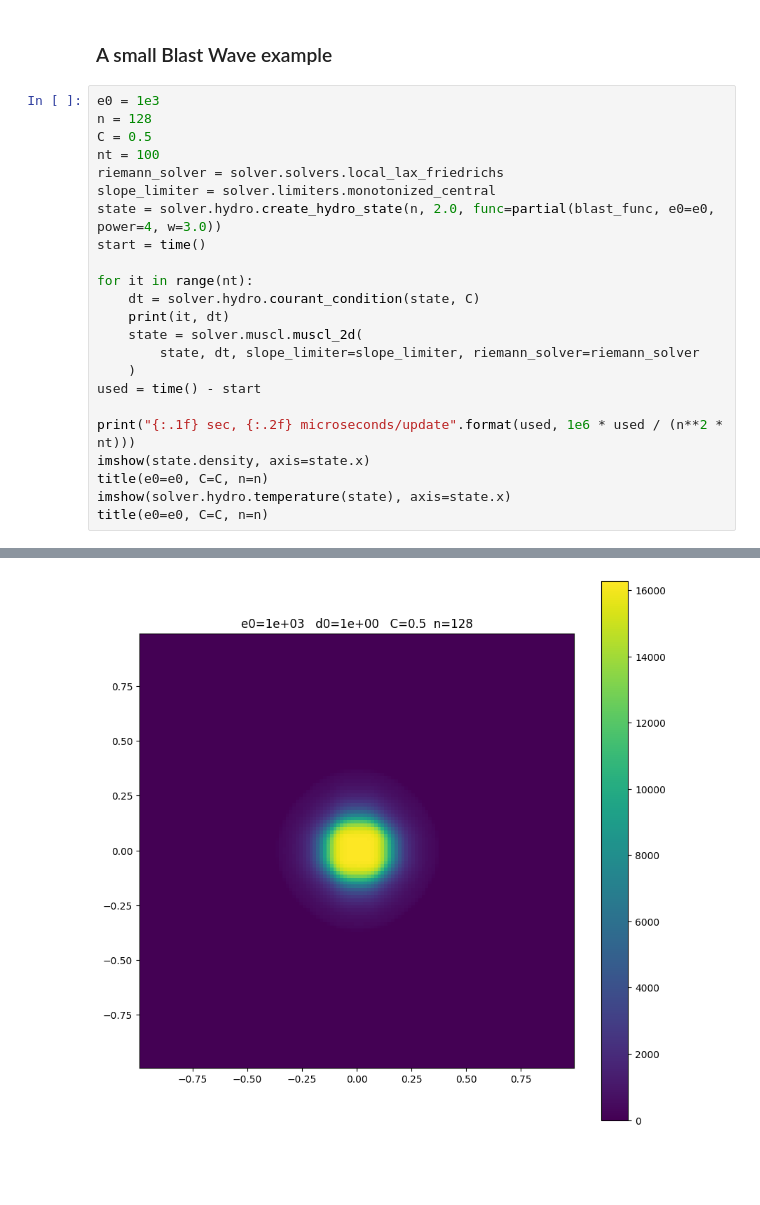
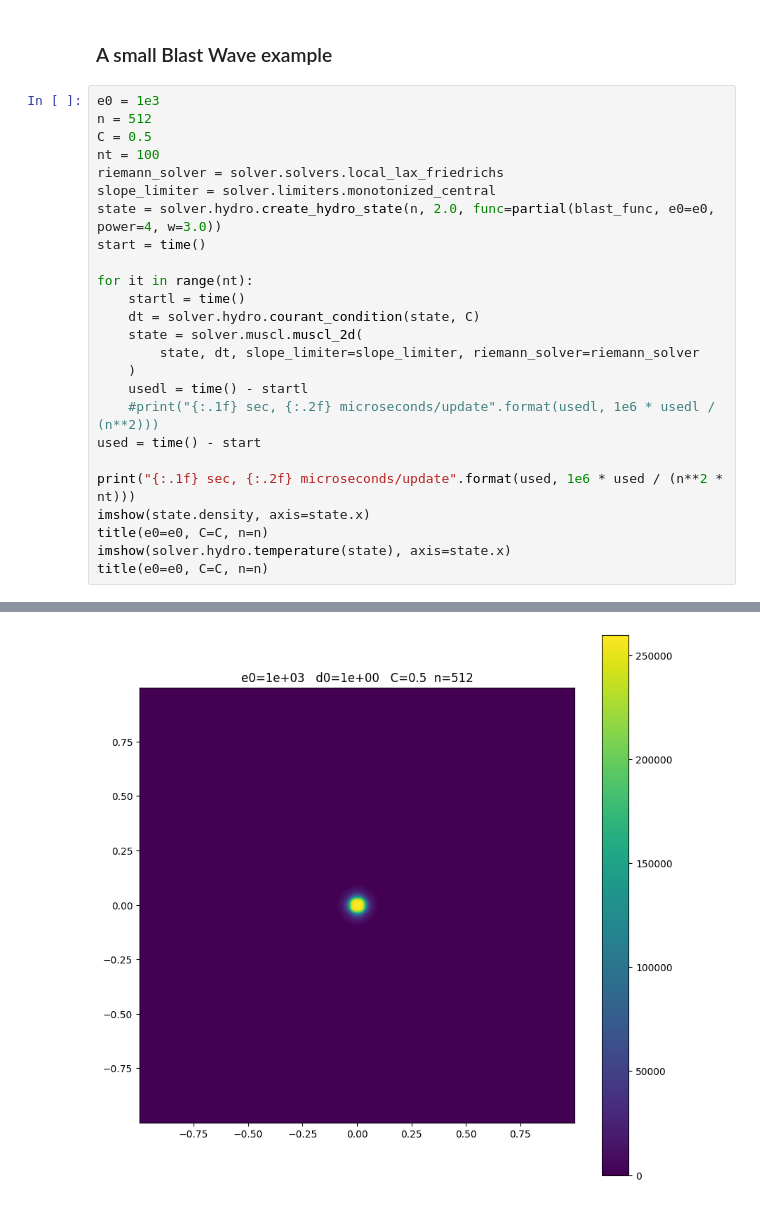
Before and after one commit to plabadens/jax-fluid-solver, a Jupyter notebook: notebooks/Blast wave.ipynb, the cells around one changed output, grey strips where cells are left out. Cells and saved outputs as stored; diff of their text form; blank space fills up the shorter version.

```diff
--- a/notebooks/Blast wave.ipynb
+++ b/notebooks/Blast wave.ipynb
@@ -61,7 +53,7 @@ imshow(np.log(state.density), axis=state.x)
 ### A small Blast Wave example
 # %%
 e0 = 1e3
-n = 128
+n = 512
 C = 0.5
 nt = 100
 riemann_solver = solver.solvers.local_lax_friedrichs
@@ -70,11 +62,13 @@ state = solver.hydro.create_hydro_state(n, 2.0, func=partial(blast_func, e0=e0,
 start = time()
 
 for it in range(nt):
+    startl = time()
     dt = solver.hydro.courant_condition(state, C)
-    print(it, dt)
     state = solver.muscl.muscl_2d(
         state, dt, slope_limiter=slope_limiter, riemann_solver=riemann_solver
     )
+    usedl = time() - startl
+    #print("{:.1f} sec, {:.2f} microseconds/update".format(usedl, 1e6 * usedl / (n**2)))
 used = time() - start
 
 print("{:.1f} sec, {:.2f} microseconds/update".format(used, 1e6 * used / (n**2 * nt)))
@@ -104 +82 @@ title(e0=e0, C=C, n=n)
-[figure, old version]
+[figure, new version]
```
Also changed, not shown: parts of 8 cells of this notebook, 5 other files.
